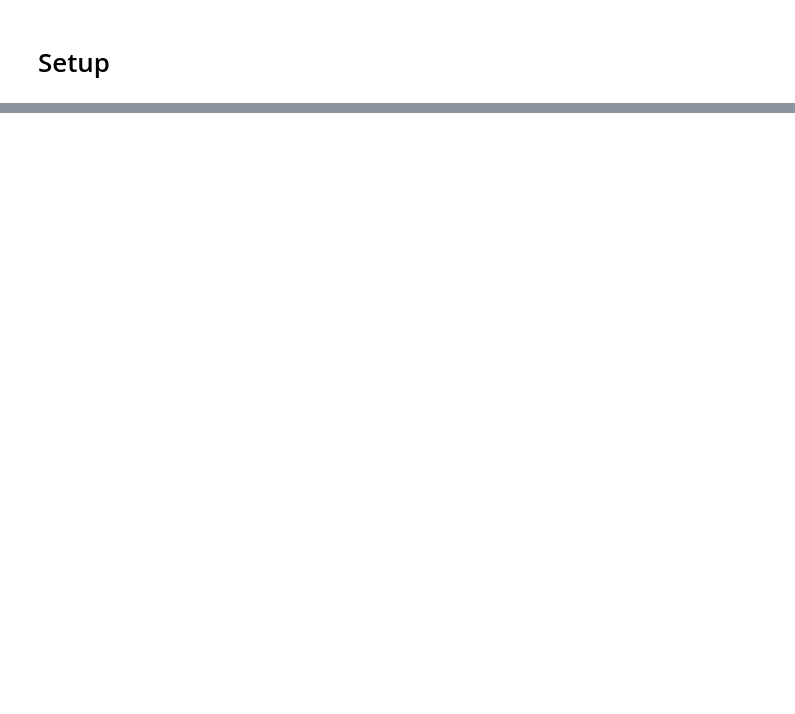
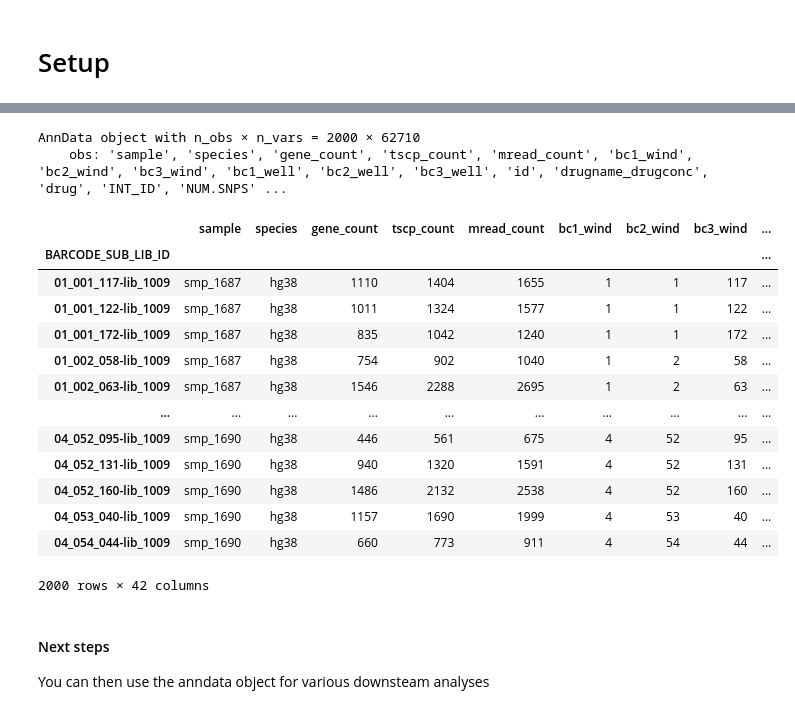
Before and after one commit to rdas-genesilico-ai/arc-virtual-cell-atlas-uv, a Jupyter notebook: tahoe-100/tutorial-py.ipynb, the cells around one changed output, grey strips where cells are left out. Saved outputs shown, nothing was run; the diff lists cells and outputs as text; code cells hidden in the pictures; blank space fills up the shorter version.

Commit message:
updated tahoe-100 and scBaseCamp docs

```diff
--- a/tahoe-100/tutorial-py.ipynb
+++ b/tahoe-100/tutorial-py.ipynb
@@ -401,0 +152,4 @@ zstandard                   0.23.0
+# %%
+# gene count distribution
+pd.options.display.float_format = '{:.0f}'.format
+obs_metadata["gene_count"].describe()
@@ -401,0 +166,4 @@ zstandard                   0.23.0
+# %%
+# tscp (UMI) count distribution
+pd.options.display.float_format = '{:.0f}'.format
+obs_metadata["tscp_count"].describe()
@@ -401,0 +184,30 @@ zstandard                   0.23.0
+# %%
+infile = "gs://arc-ctc-tahoe100/2025-02-25/tutorial/plate3_2k-obs.h5ad.gz"
+# %%
+with fs.open(infile, 'rb') as f:
+    adata = sc.read_h5ad(f)
+adata
+# %% [output]
+AnnData object with n_obs × n_vars = 2000 × 62710
+    obs: 'sample', 'species', 'gene_count', 'tscp_count', 'mread_count', 'bc1_wind', 'bc2_wind', 'bc3_wind', 'bc1_well', 'bc2_well', 'bc3_well', 'id', 'drugname_drugconc', 'drug', 'INT_ID', 'NUM.SNPS' ...
+# %%
+adata.obs
+# %% [output]
+|  | sample | species | gene_count | tscp_count | mread_count | bc1_wind | bc2_wind | bc3_wind | ... |
+| BARCODE_SUB_LIB_ID |  |  |  |  |  |  |  |  | ... |
+| 01_001_117-lib_1009 | smp_1687 | hg38 | 1110 | 1404 | 1655 | 1 | 1 | 117 | ... |
+| 01_001_122-lib_1009 | smp_1687 | hg38 | 1011 | 1324 | 1577 | 1 | 1 | 122 | ... |
+| 01_001_172-lib_1009 | smp_1687 | hg38 | 835 | 1042 | 1240 | 1 | 1 | 172 | ... |
+| 01_002_058-lib_1009 | smp_1687 | hg38 | 754 | 902 | 1040 | 1 | 2 | 58 | ... |
+| 01_002_063-lib_1009 | smp_1687 | hg38 | 1546 | 2288 | 2695 | 1 | 2 | 63 | ... |
+| ... | ... | ... | ... | ... | ... | ... | ... | ... | ... |
+| 04_052_095-lib_1009 | smp_1690 | hg38 | 446 | 561 | 675 | 4 | 52 | 95 | ... |
+| 04_052_131-lib_1009 | smp_1690 | hg38 | 940 | 1320 | 1591 | 4 | 52 | 131 | ... |
+| 04_052_160-lib_1009 | smp_1690 | hg38 | 1486 | 2132 | 2538 | 4 | 52 | 160 | ... |
+| 04_053_040-lib_1009 | smp_1690 | hg38 | 1157 | 1690 | 1999 | 4 | 53 | 40 | ... |
+| 04_054_044-lib_1009 | smp_1690 | hg38 | 660 | 773 | 911 | 4 | 54 | 44 | ... |
+2000 rows × 42 columns
+# %% [markdown]
+#### Next steps
+
+You can then use the anndata object for various downsteam analyses
```
Also changed, not shown: parts of 60 cells of this notebook, 5 other files.
